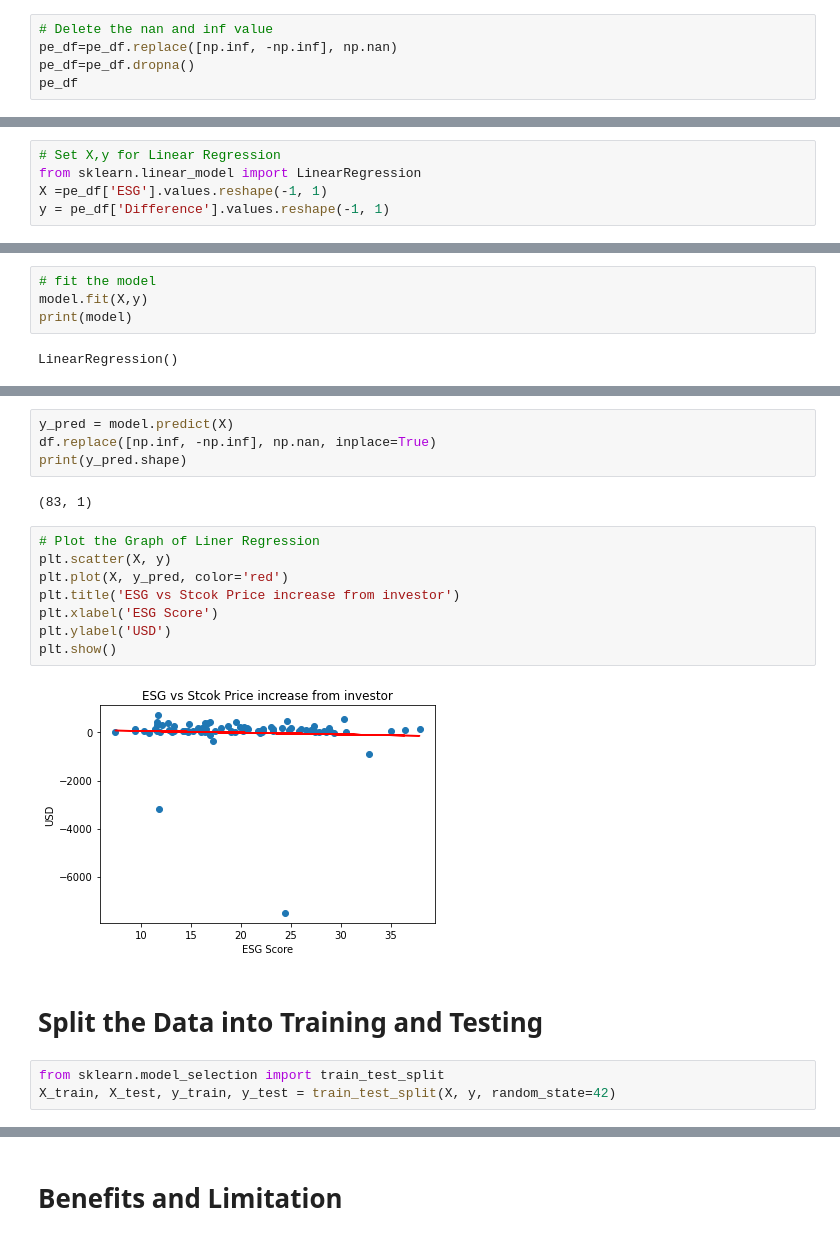
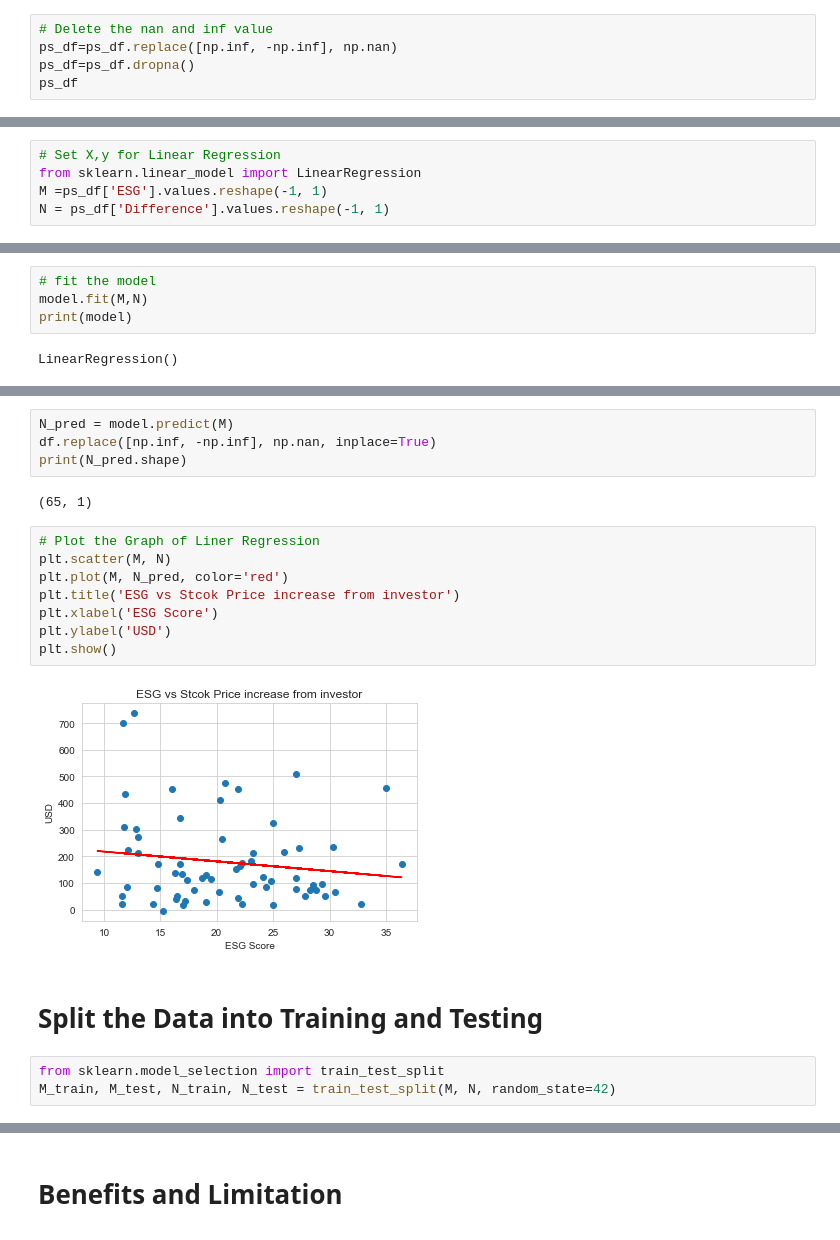
Before and after one commit to sucharita1/ESG_investing_analysis, a Jupyter notebook: PS_Method_Machine_Learning _Model.ipynb, the cells around one changed output, grey strips where cells are left out. Saved outputs shown, nothing was run; the diff lists cells and outputs as text.

```diff
--- a/PS_Method_Machine_Learning _Model.ipynb
+++ b/PS_Method_Machine_Learning _Model.ipynb
@@ -192,6 +182,6 @@ pe_df.head(10)
 # %%
 # Delete the nan and inf value
-pe_df=pe_df.replace([np.inf, -np.inf], np.nan)
-pe_df=pe_df.dropna()
-pe_df
+ps_df=ps_df.replace([np.inf, -np.inf], np.nan)
+ps_df=ps_df.dropna()
+ps_df
 # %% [output]
@@ -211,15 +201,15 @@ pe_df
 # %%
 # Set X,y for Linear Regression
 from sklearn.linear_model import LinearRegression
-X =pe_df['ESG'].values.reshape(-1, 1)
-y = pe_df['Difference'].values.reshape(-1, 1)
+M =ps_df['ESG'].values.reshape(-1, 1)
+N = ps_df['Difference'].values.reshape(-1, 1)
 # %%
 # Create the model
 from sklearn.linear_model import LinearRegression
 model = LinearRegression()
 # %%
 # fit the model
-model.fit(X,y)
+model.fit(M,N)
 print(model)
 # %% [output]
 LinearRegression()
@@ -232,24 +222,24 @@ y-axis intercept:  [136.96393778]
 # %%
-y_pred = model.predict(X)
+N_pred = model.predict(M)
 df.replace([np.inf, -np.inf], np.nan, inplace=True)
-print(y_pred.shape)
+print(N_pred.shape)
 # %% [output]
-(83, 1)
+(65, 1)
 # %%
 # Plot the Graph of Liner Regression
-plt.scatter(X, y)
-plt.plot(X, y_pred, color='red')
+plt.scatter(M, N)
+plt.plot(M, N_pred, color='red')
 plt.title('ESG vs Stcok Price increase from investor')
 plt.xlabel('ESG Score')
 plt.ylabel('USD')
 plt.show()
 # %% [output]
-[figure, old version]
+[figure, new version]
 # %% [markdown]
 # Split the Data into Training and Testing
 # %%
 from sklearn.model_selection import train_test_split
-X_train, X_test, y_train, y_test = train_test_split(X, y, random_state=42)
+M_train, M_test, N_train, N_test = train_test_split(M, N, random_state=42)
 # %%
 from sklearn.linear_model import LinearRegression
 regressor = LinearRegression()
```
Also changed, not shown: parts of 32 cells of this notebook, 3 other files.
